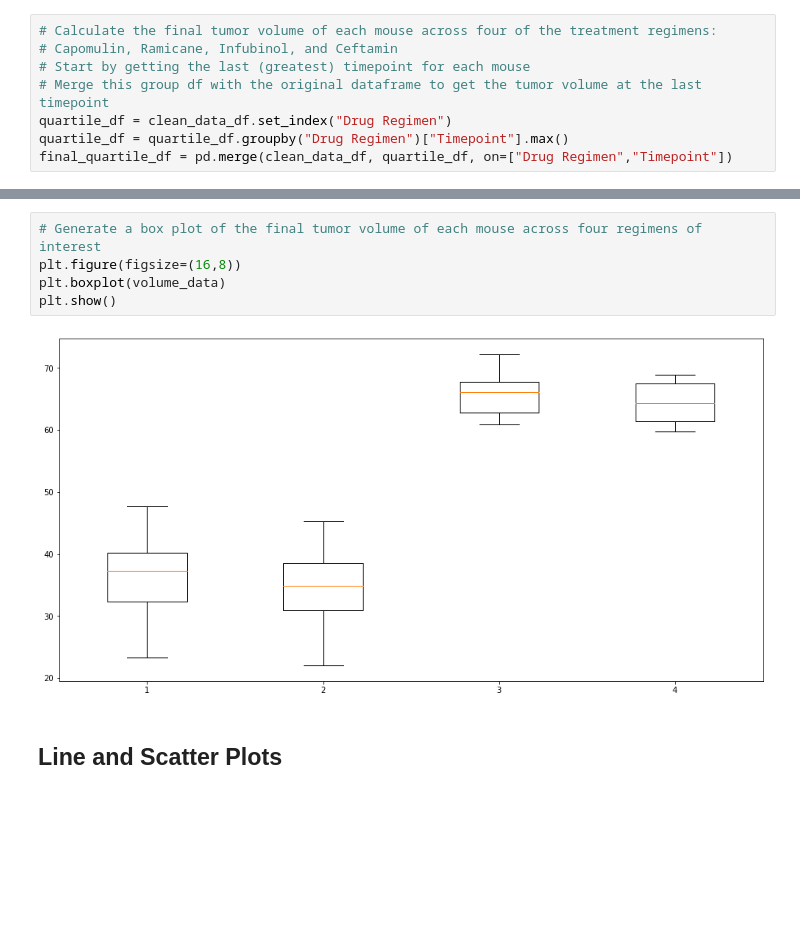
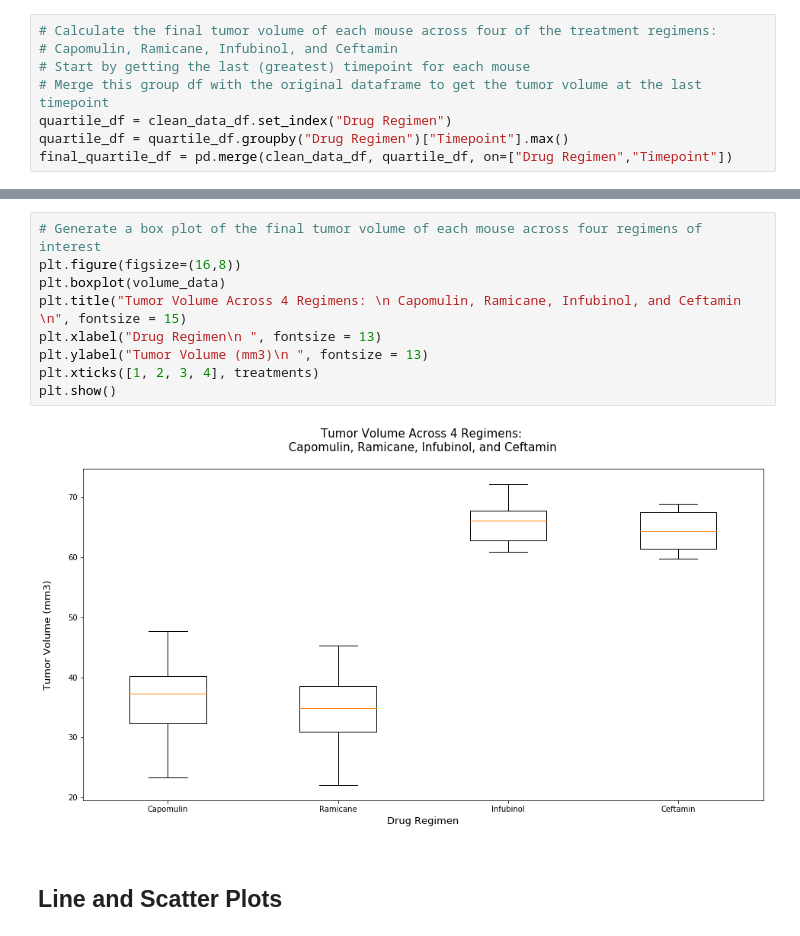
Before and after one commit to alannahmarie/matplotlib-challenge, a Jupyter notebook: matplotlib-challenge.ipynb, the cells around one changed output, grey strips where cells are left out. Cells and saved outputs as stored; diff of their text form; blank space fills up the shorter version.

```diff
--- a/matplotlib-challenge.ipynb
+++ b/matplotlib-challenge.ipynb
@@ -290,10 +286,14 @@ The the median of the final tumor volume is: 64.0
 # %%
 # Generate a box plot of the final tumor volume of each mouse across four regimens of interest
 plt.figure(figsize=(16,8))
 plt.boxplot(volume_data)
+plt.title("Tumor Volume Across 4 Regimens: \n Capomulin, Ramicane, Infubinol, and Ceftamin \n", fontsize = 15)
+plt.xlabel("Drug Regimen\n ", fontsize = 13)
+plt.ylabel("Tumor Volume (mm3)\n ", fontsize = 13)
+plt.xticks([1, 2, 3, 4], treatments)
 plt.show()
 # %% [output]
-[figure, old version]
+[figure, new version]
 # %% [markdown]
 ## Line and Scatter Plots
 # %%
```
Also changed, not shown: parts of 1 cell of this notebook.
